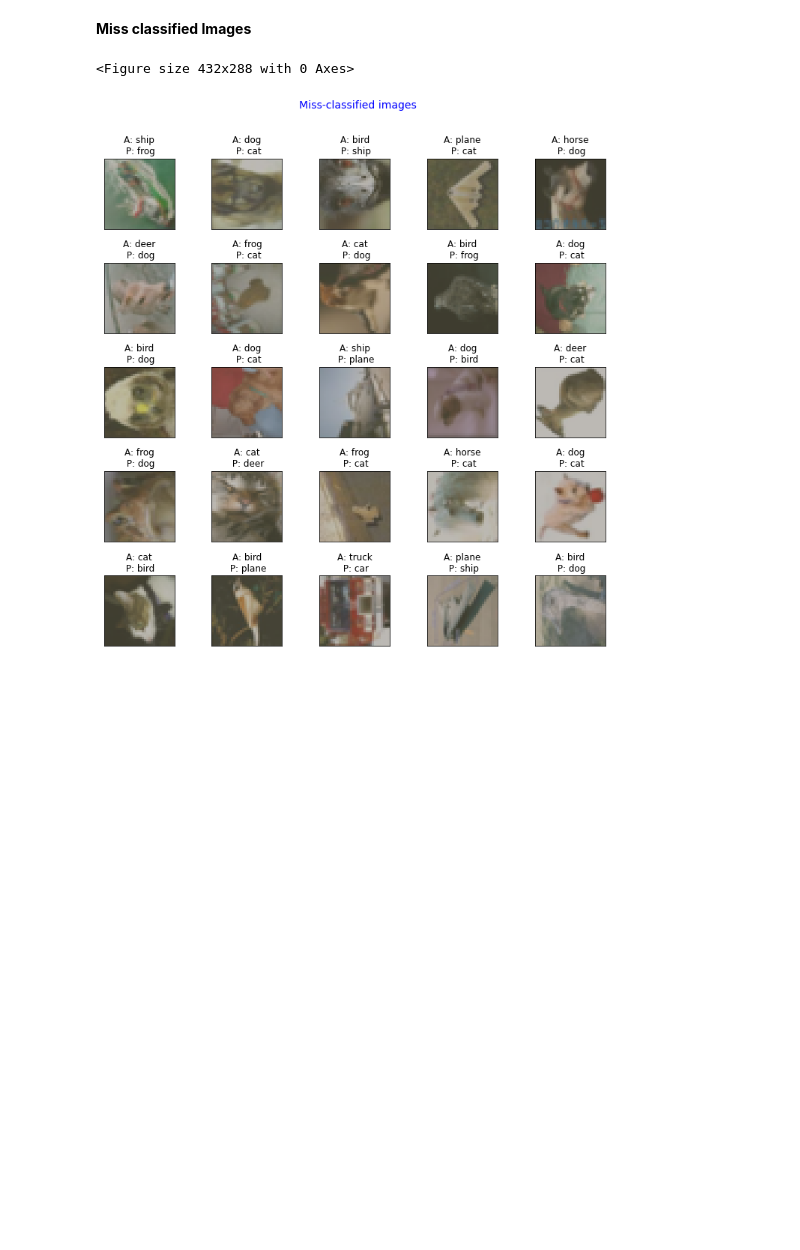
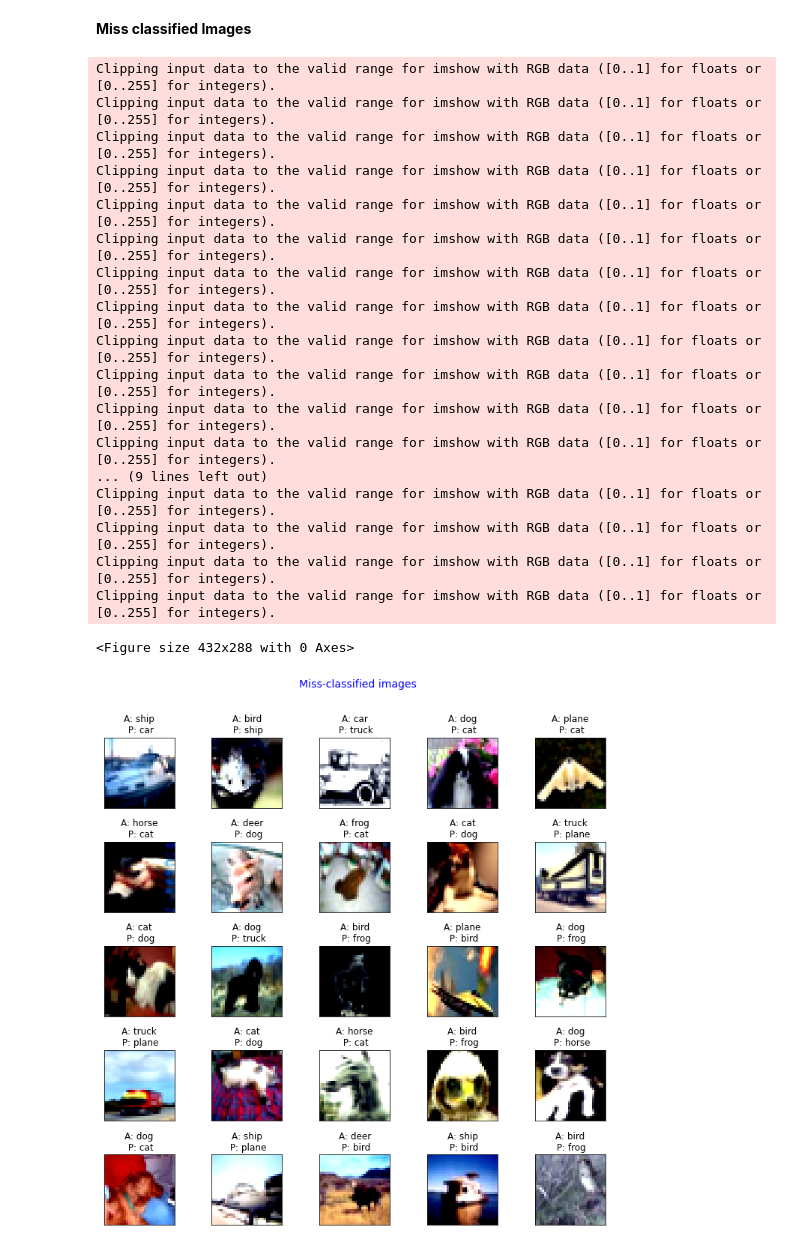
Before and after one commit to Madhusudhanbandi/EVA-S10, a Jupyter notebook: EVA_S10_ASSIG.ipynb, the cells around one changed output. Drawn from its saved outputs; the diff is of its cells as text; code cells hidden in the pictures; blank space fills up the shorter version.

```diff
--- a/EVA_S10_ASSIG.ipynb
+++ b/EVA_S10_ASSIG.ipynb
@@ -54,3 +55,26 @@ trainloader,testloader=loading_to_train_test_loader(1,trainset,testset)
 # %% [output]
 CUDA Available? True
 Train and Test data loaded.......
+# %%
+import matplotlib.pyplot as plt
+
+
+classes = ('plane', 'car', 'bird', 'cat',
+           'deer', 'dog', 'frog', 'horse', 'ship', 'truck')
+
+
+fig = plt.figure()
+fig = plt.figure(figsize=(10, 10))
+fig.suptitle('Train images images' ,y=1.05,fontsize=14,color='b')
+
+dataiter = iter(trainloader)
+images, labels = dataiter.next()
+
+for i in range(25):
+  plt.subplot(5,5,i+1)
+  plt.tight_layout()
+  plt.imshow(((images[i]).permute(1,2,0).numpy().squeeze()), interpolation='none')
+  plt.title('A: {}\n'.format(classes[labels[i]]))
+
+  plt.xticks([])
+  plt.yticks([])
@@ -191,23 +235,45 @@ incorrect_images,incorrect_images_label,incorrect_images_predl=get_miss_classifi
 # %%
 imgs=torch.Tensor.cpu(incorrect_images)
 import matplotlib.pyplot as plt
 
-unorm = UnNormalize(mean=(0.4914, 0.4822, 0.4465), std= (0.2471, 0.2435, 0.2616))
 
 classes = ('plane', 'car', 'bird', 'cat',
            'deer', 'dog', 'frog', 'horse', 'ship', 'truck')
+
 
 fig = plt.figure()
 fig = plt.figure(figsize=(10, 10))
 fig.suptitle('Miss-classified images' ,y=1.05,fontsize=14,color='b')
 for i in range(25):
+
   plt.subplot(5,5,i+1)
   plt.tight_layout()
-  plt.imshow(unorm(imgs[i]).permute(2, 1, 0).numpy(), interpolation='none')
+  plt.imshow(((((imgs[i]/2)+0.5)*255).permute(1, 2, 0).numpy()).astype(int), interpolation='none')
   plt.title('A: {}\n P: {}'.format( classes[incorrect_images_label[i]],classes[incorrect_images_predl[i]]))
 
   plt.xticks([])
   plt.yticks([])
+
+imgs25=imgs[0:25]
+incorrect_images25_label=incorrect_images_label[0:25]
+incorrect_images25_predl=incorrect_images_predl[0:25]
 # %% [output]
-<Figure size 432x288 with 0 Axes>
+Clipping input data to the valid range for imshow with RGB data ([0..1] for floats or [0..255] for integers).
+Clipping input data to the valid range for imshow with RGB data ([0..1] for floats or [0..255] for integers).
+Clipping input data to the valid range for imshow with RGB data ([0..1] for floats or [0..255] for integers).
+Clipping input data to the valid range for imshow with RGB data ([0..1] for floats or [0..255] for integers).
+Clipping input data to the valid range for imshow with RGB data ([0..1] for floats or [0..255] for integers).
+Clipping input data to the valid range for imshow with RGB data ([0..1] for floats or [0..255] for integers).
+Clipping input data to the valid range for imshow with RGB data ([0..1] for floats or [0..255] for integers).
+Clipping input data to the valid range for imshow with RGB data ([0..1] for floats or [0..255] for integers).
+Clipping input data to the valid range for imshow with RGB data ([0..1] for floats or [0..255] for integers).
+Clipping input data to the valid range for imshow with RGB data ([0..1] for floats or [0..255] for integers).
+Clipping input data to the valid range for imshow with RGB data ([0..1] for floats or [0..255] for integers).
+Clipping input data to the valid range for imshow with RGB data ([0..1] for floats or [0..255] for integers).
+... (9 lines left out)
+Clipping input data to the valid range for imshow with RGB data ([0..1] for floats or [0..255] for integers).
+Clipping input data to the valid range for imshow with RGB data ([0..1] for floats or [0..255] for integers).
+Clipping input data to the valid range for imshow with RGB data ([0..1] for floats or [0..255] for integers).
+Clipping input data to the valid range for imshow with RGB data ([0..1] for floats or [0..255] for integers).
+<Figure size 432x288 with 0 Axes>
-[figure, old version]
+[figure, new version]
```
Also changed, not shown: parts of 5 cells of this notebook.
